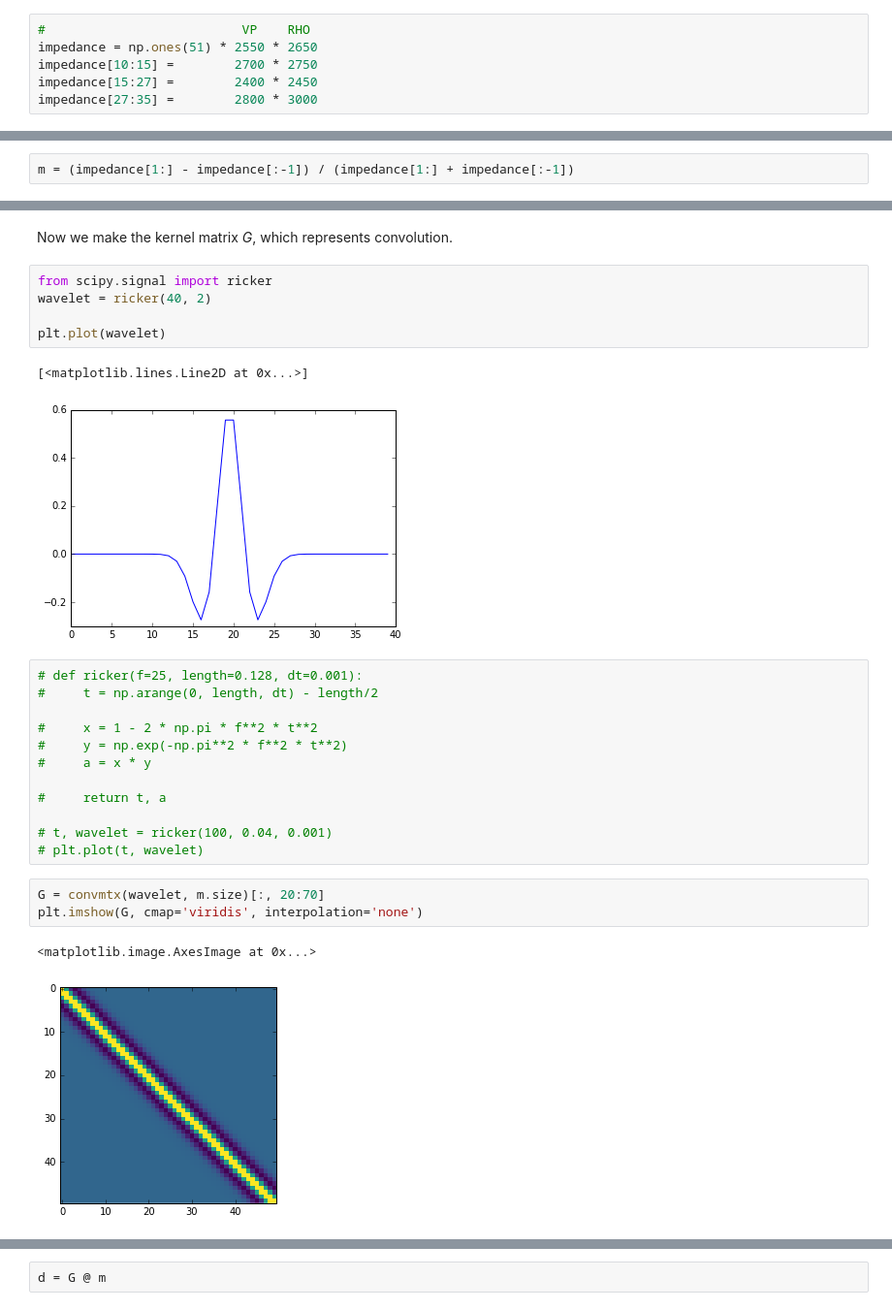
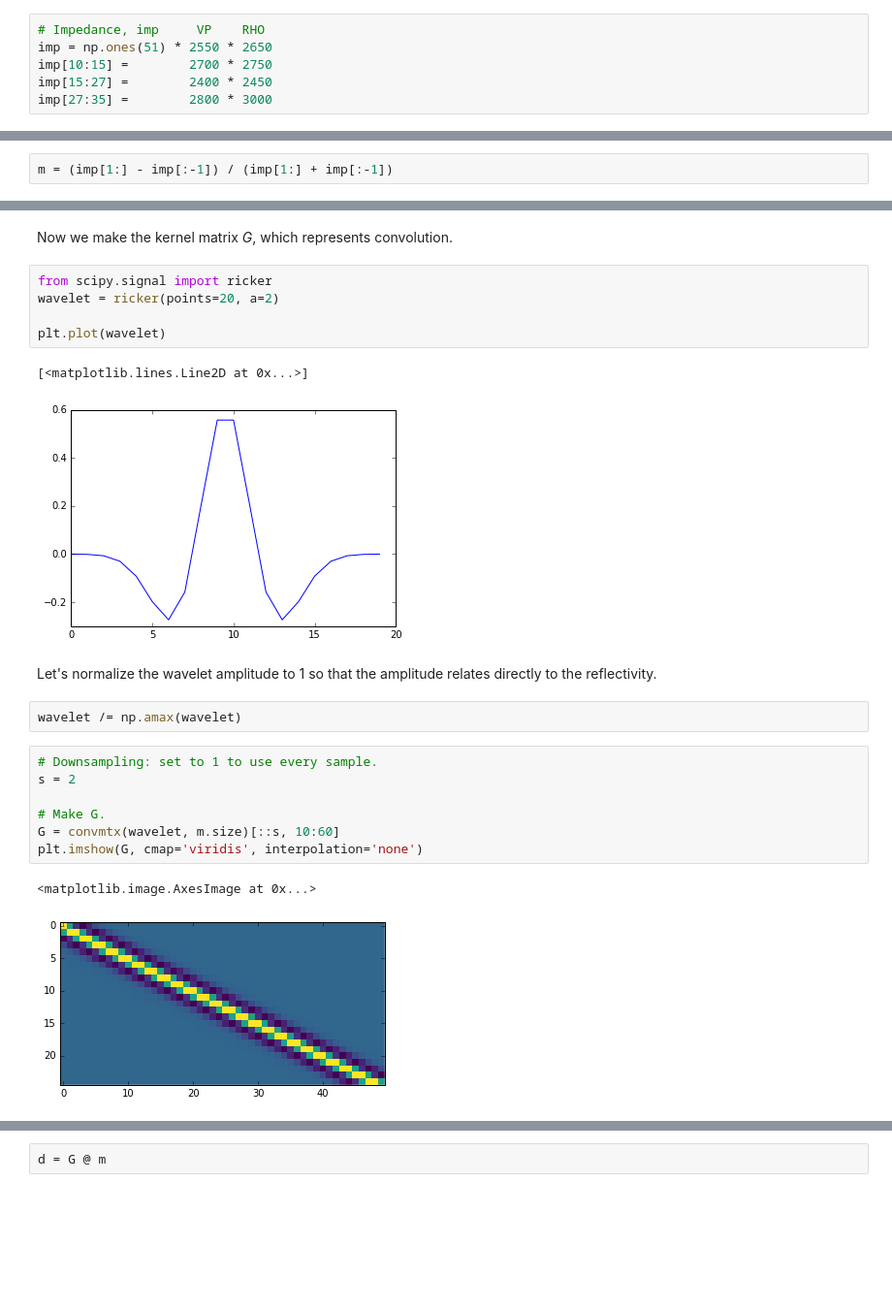
Before and after one commit to kwinkunks/axb, a Jupyter notebook: NumPy_wavelets.ipynb, the cells around one changed output, grey strips where cells are left out. Shown at 97% size. Drawn from its saved outputs; the diff is of its cells as text; blank space fills up the shorter version.

```diff
--- a/NumPy_wavelets.ipynb
+++ b/NumPy_wavelets.ipynb
@@ -54,6 +65,6 @@ def convmtx(h, n):
 # %%
-#                          VP    RHO
-impedance = np.ones(51) * 2550 * 2650
-impedance[10:15] =        2700 * 2750
-impedance[15:27] =        2400 * 2450
-impedance[27:35] =        2800 * 3000
+# Impedance, imp     VP    RHO
+imp = np.ones(51) * 2550 * 2650
+imp[10:15] =        2700 * 2750
+imp[15:27] =        2400 * 2450
+imp[27:35] =        2800 * 3000
@@ -65,4 +78,4 @@ plt.plot(impedance)
 # %% [markdown]
 But I really want to use the reflectivity, so let's compute that:
 # %%
-m = (impedance[1:] - impedance[:-1]) / (impedance[1:] + impedance[:-1])
+m = (imp[1:] - imp[:-1]) / (imp[1:] + imp[:-1])
@@ -77,27 +96,23 @@ plt.plot(m)
 Now we make the kernel matrix *G*, which represents convolution.
 # %%
 from scipy.signal import ricker
-wavelet = ricker(40, 2)
+wavelet = ricker(points=20, a=2)
 
 plt.plot(wavelet)
 # %% [output]
 [<matplotlib.lines.Line2D at 0x...>]
-[figure, old version]
+[figure, new version]
-# %%
-# def ricker(f=25, length=0.128, dt=0.001):
-#     t = np.arange(0, length, dt) - length/2
-
-#     x = 1 - 2 * np.pi * f**2 * t**2
-#     y = np.exp(-np.pi**2 * f**2 * t**2)
-#     a = x * y
-
-#     return t, a
-
-# t, wavelet = ricker(100, 0.04, 0.001)
-# plt.plot(t, wavelet)
+# %% [markdown]
+Let's normalize the wavelet amplitude to 1 so that the amplitude relates directly to the reflectivity.
+# %%
+wavelet /= np.amax(wavelet)
 # %%
-G = convmtx(wavelet, m.size)[:, 20:70]
+# Downsampling: set to 1 to use every sample.
+s = 2
+
+# Make G.
+G = convmtx(wavelet, m.size)[::s, 10:60]
 plt.imshow(G, cmap='viridis', interpolation='none')
 # %% [output]
 <matplotlib.image.AxesImage at 0x...>
-[figure, old version]
+[figure, new version]
```
Also changed, not shown: parts of 46 cells of this notebook, 12 other files.
